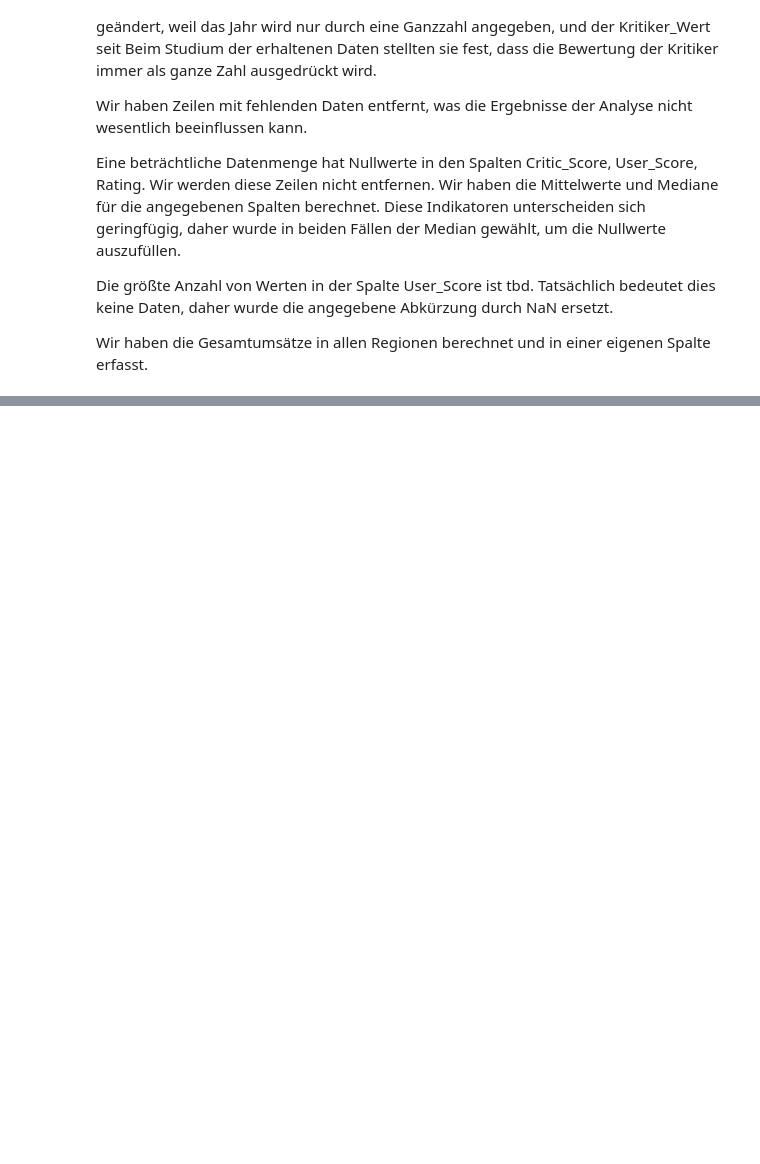
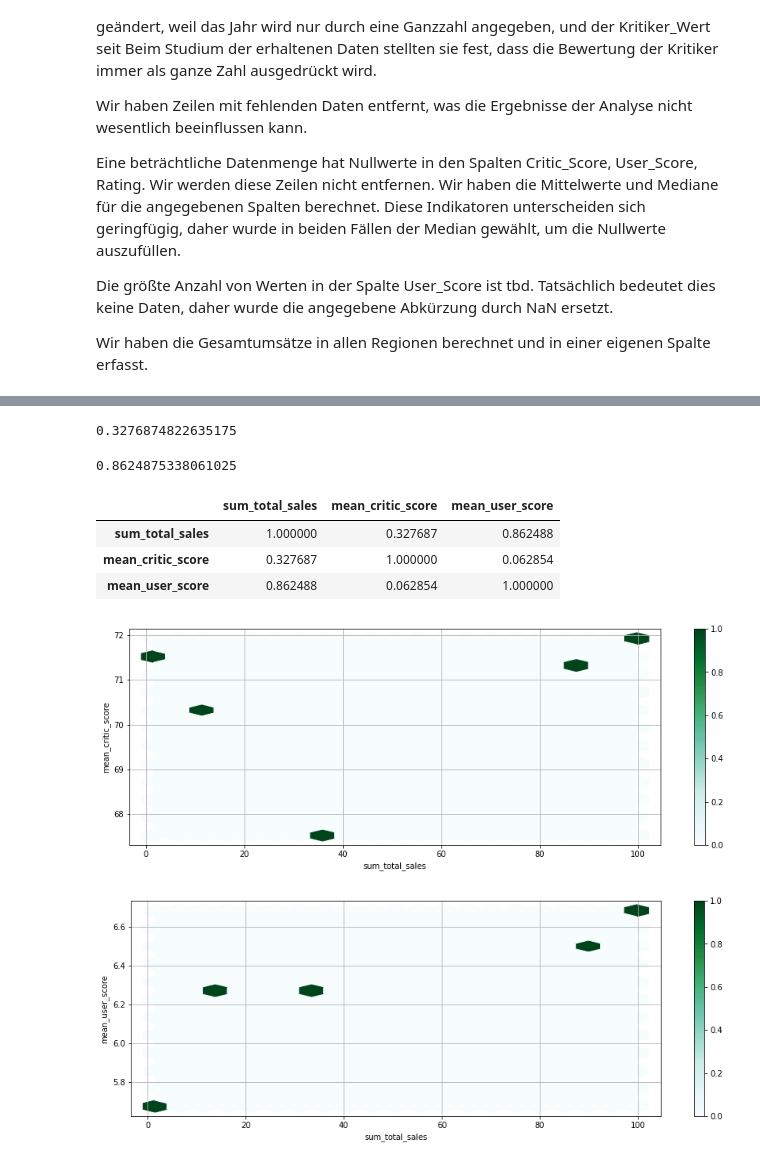
Before and after one commit to Konstantin5054232/ausbildungsprojekte, a Jupyter notebook: 05_computerspielen_verkaufen/computerspielen_verkaufen.ipynb, the cells around one changed output, grey strips where cells are left out. Saved outputs shown, nothing was run; the diff lists cells and outputs as text; code cells hidden in the pictures; blank space fills up the shorter version.

```diff
--- a/05_computerspielen_verkaufen/computerspielen_verkaufen.ipynb
+++ b/05_computerspielen_verkaufen/computerspielen_verkaufen.ipynb
@@ -301,0 +464,6 @@ Wir haben die Gesamtumsätze in allen Regionen berechnet und in einer eigenen Sp
+# %%
+#Wir werden sehen, wie sich die Bewertungen von Benutzern und Kritikern auf den Umsatz innerhalb einer beliebten Plattform auswirken.
+
+# Wir werden eine Tabelle für die X360-Plattform generieren.
+data_X360 = data_actual[data_actual['platform'] == 'X360']
+data_X360.head()
@@ -301,0 +477,6 @@ Wir haben die Gesamtumsätze in allen Regionen berechnet und in einer eigenen Sp
+# %%
+# Wir werden eine zusammenfassende Tabelle für die X360-Plattform erstellen und die Summe der Verkäufe und
+# Bewertungen von Kritikern und Benutzern zählen.
+data_X360_pivot = data_X360.pivot_table(index=['year_of_release'], values=['total_sales', 'critic_score', 'user_score'],
+                                                                           aggfunc=['sum', 'mean'])
+data_X360_pivot
@@ -301,0 +492,7 @@ Wir haben die Gesamtumsätze in allen Regionen berechnet und in einer eigenen Sp
+# %%
+# Wir werden die Spalten umbenennen und die nicht benötigten löschen.
+data_X360_pivot.columns = ['sum_critic_score', 'sum_total_sales', 'sum_user_score',
+                           'mean_critic_score', 'mean_total_sales', 'mean_user_score']
+
+data_X360_pivot.drop(['sum_critic_score', 'sum_user_score', 'mean_total_sales'], axis = 1, inplace = True)
+display(data_X360_pivot)
@@ -301,0 +507,20 @@ Wir haben die Gesamtumsätze in allen Regionen berechnet und in einer eigenen Sp
+# %%
+# Wir erstellen ein Streudiagramm und berechnen die Korrelation zwischen Bewertungen und Verkäufen auf der X360-Plattform.
+data_X360_pivot.plot(x='sum_total_sales', y='mean_critic_score', kind='hexbin', gridsize=20, figsize=(15, 5),
+                     sharex=False, grid=True)
+data_X360_pivot.plot(x='sum_total_sales', y='mean_user_score', kind='hexbin', gridsize=20, figsize=(15, 5),
+                     sharex=False, grid=True)
+
+display(data_X360_pivot['sum_total_sales'].corr(data_X360_pivot['mean_critic_score']))
+display(data_X360_pivot['sum_total_sales'].corr(data_X360_pivot['mean_user_score']))
+
+display(data_X360_pivot.corr())
+# %% [output]
+0.3276874822635175
+0.8624875338061025
+|  | sum_total_sales | mean_critic_score | mean_user_score |
+| sum_total_sales | 1.000000 | 0.327687 | 0.862488 |
+| mean_critic_score | 0.327687 | 1.000000 | 0.062854 |
+| mean_user_score | 0.862488 | 0.062854 | 1.000000 |
+[figure, added]
+[figure, added]
```
Also changed, not shown: parts of 37 cells of this notebook.
